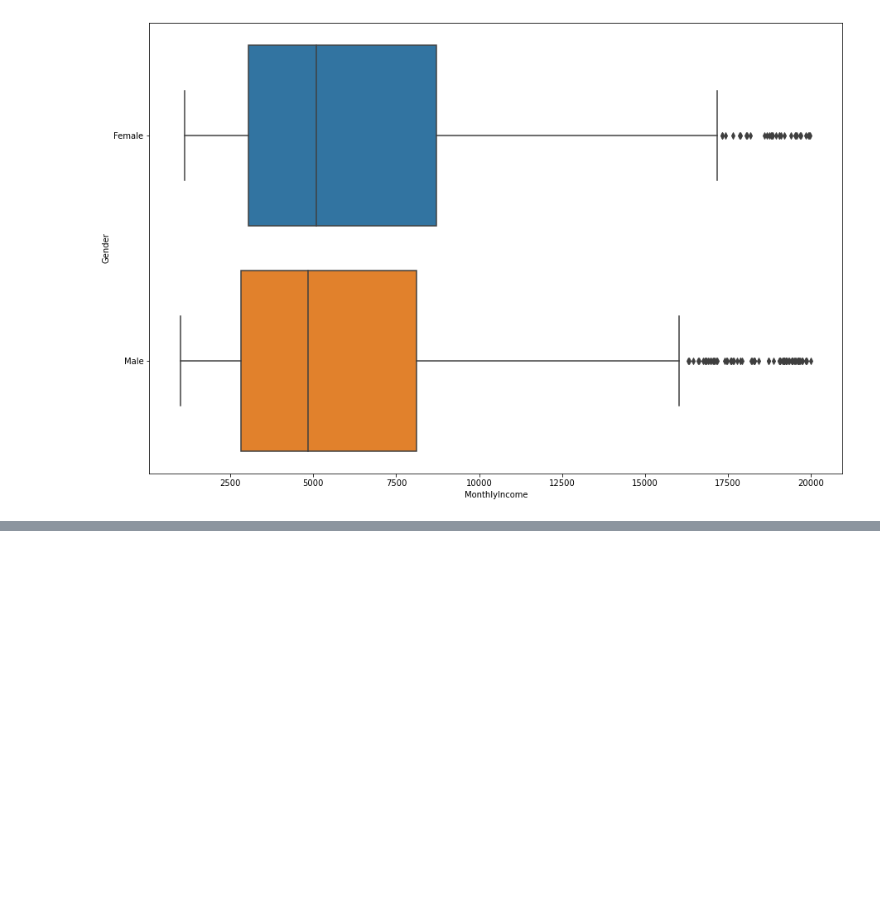
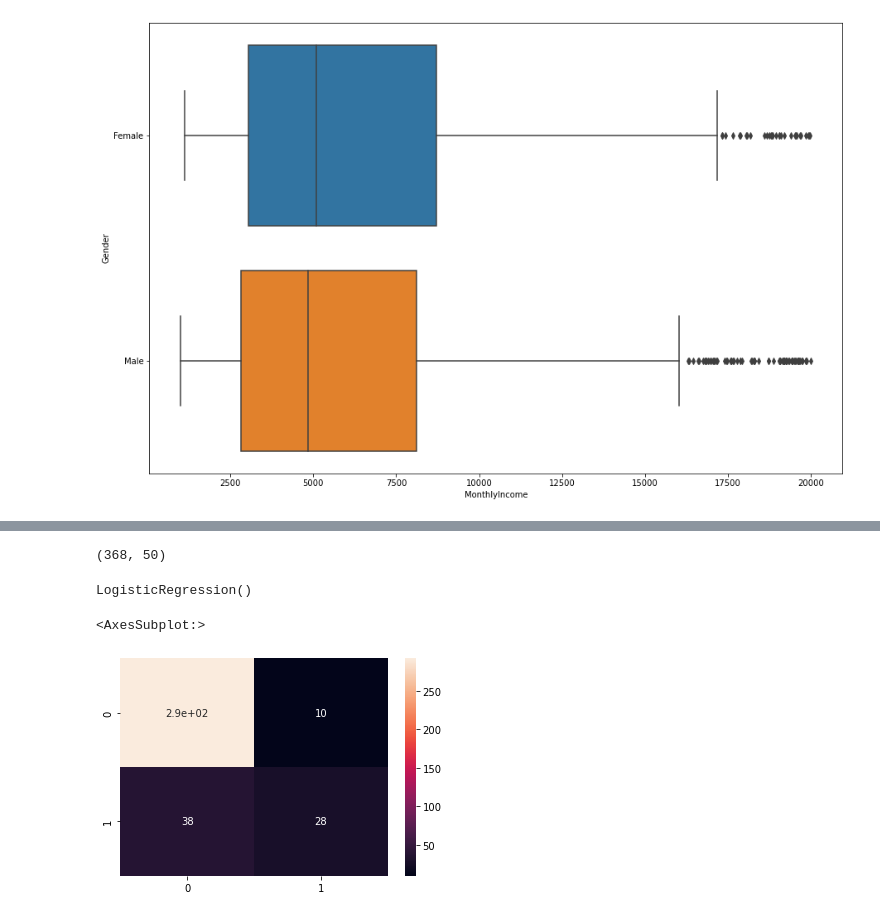
Before and after one commit to Ilhoeste/Human_Resources, a Jupyter notebook: human_Resources/notebook/Untitled.ipynb, the cells around one changed output, grey strips where cells are left out. Cells and saved outputs as stored; diff of their text form; code cells hidden in the pictures; blank space fills up the shorter version.

Commit message:
model training

```diff
--- a/human_Resources/notebook/Untitled.ipynb
+++ b/human_Resources/notebook/Untitled.ipynb
@@ -218,0 +316,2 @@ plt.show()
+# %%
+y = employee_df['Attrition']
@@ -218,0 +339,4 @@ plt.show()
+# %%
+# Dividir conjunto de entrenamiento 75% para crear el modelo y el 25% para probarlo
+
+X_train, X_test, y_train, y_test = train_test_split(X, y, test_size = 0.25)
@@ -218,0 +347,4 @@ plt.show()
+# %%
+X_test.shape
+# %% [output]
+(368, 50)
@@ -218,0 +356,11 @@ plt.show()
+# %%
+# Entrenamos el modelo de regresión logistica
+
+model = LogisticRegression()
+model.fit(X_train, y_train)
+# %% [output]
+LogisticRegression()
+# %%
+# Predecimos en base al 25% d elos datos apra probarlo
+
+y_pred = model.predict(X_test)
@@ -218,0 +369,6 @@ plt.show()
+# %%
+cm = confusion_matrix(y_test, y_pred)
+sns.heatmap(cm, annot = True)
+# %% [output]
+<AxesSubplot:>
+[figure, added]
```
Also changed, not shown: parts of 45 cells of this notebook, 2 other files.
